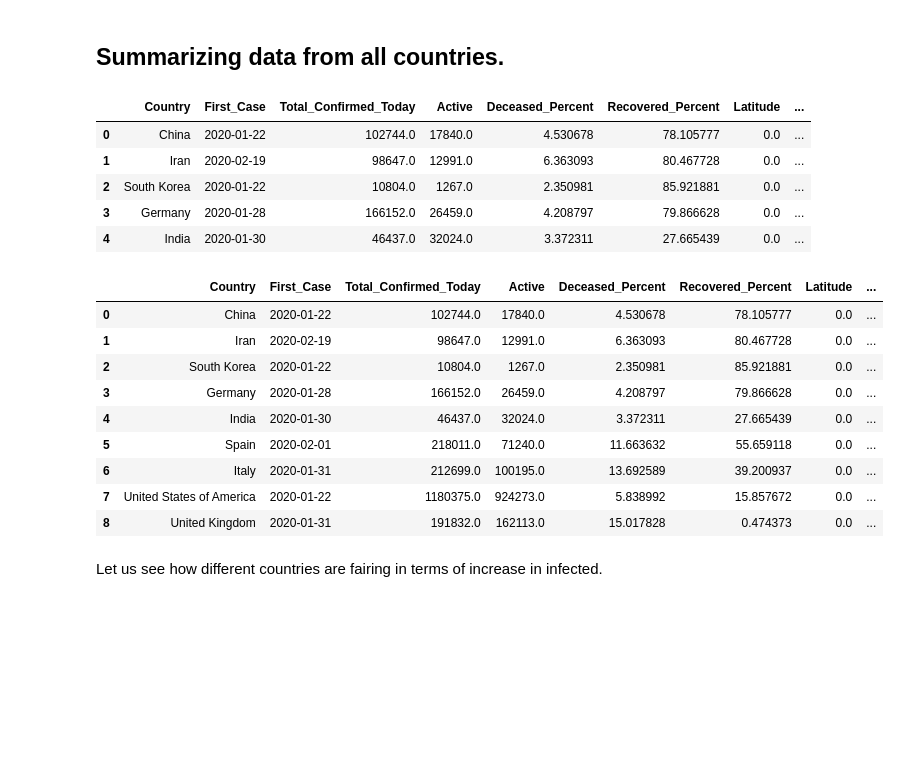
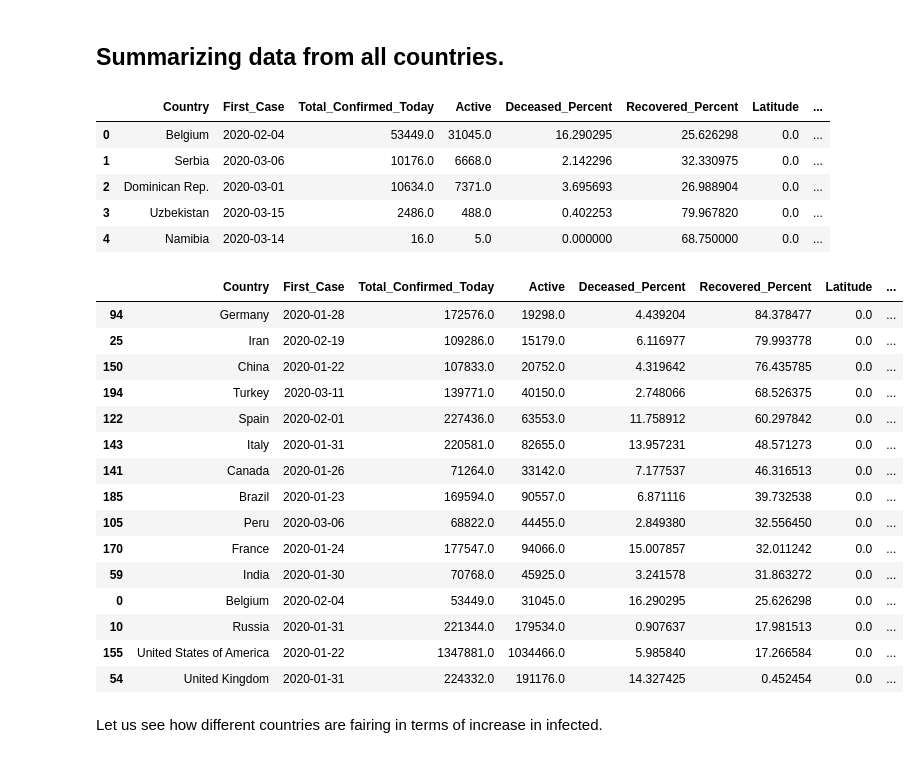
Before and after one commit to amita-kapoor/COVID-2020, a Jupyter notebook: Prediction_Covid_19_WorldWide.ipynb, the cells around one changed output. Cells and saved outputs as stored; diff of their text form; code cells hidden in the pictures; blank space fills up the shorter version.

```diff
--- a/Prediction_Covid_19_WorldWide.ipynb
+++ b/Prediction_Covid_19_WorldWide.ipynb
@@ -41,7 +42,7 @@ def daterange(date1, date2):
         yield date1 + timedelta(n)
 
 start_dt = date(2020, 1, 22)
-end_dt = date(2020, 5, 4)
+end_dt = date(2020, 5, 11)
 dates = []
 for dt in daterange(start_dt, end_dt):
     dates.append(dt.strftime("%m-%d-%Y"))
@@ -256,8 +263,11 @@ def prediction_country_summary(Country, df1, plot= False):
           df_country['deceased_percent'].iloc[-1], df_country['recovered_percent'].iloc[-1], \
           df_country['Latitude'].iloc[-1],df_country['Longitude'].iloc[-1]]
 # %%
-#Countries = set(df1.reset_index()['Country/Region'].tolist())  # to be used if you want to do it for all countries
-Countries = ["China", "Iran", "South Korea", "Germany", "India", "Spain", "Italy", "United States of America", "United Kingdom"]
+Countries = set(df1.reset_index()['Country/Region'].tolist())  # to be used if you want to do it for all countries
+Countries1 = ["China", "Iran", "South Korea", "Germany", "India", "Spain", "Italy", "United States of America", "United Kingdom"]
+population = {"China": 9785388, #1427647786,
+              "Iran": 83821520, "South Korea": 51269185, "Germany":83783942, "India":1380004385
+              , "Spain": 46754778, "Italy":60461826, "United States of America":331002651, "United Kingdom":67886011}
 # %%
 List = []
 for Country in tqdm(Countries):
@@ -268,24 +278,30 @@ df_summary = pd.DataFrame(List, columns = ["Country", "First_Case", "Total_Confi
 df_summary.head()
 # %% [output]
 |  | Country | First_Case | Total_Confirmed_Today | Active | Deceased_Percent | Recovered_Percent | Latitude | ... |
-| 0 | China | 2020-01-22 | 102744.0 | 17840.0 | 4.530678 | 78.105777 | 0.0 | ... |
-| 1 | Iran | 2020-02-19 | 98647.0 | 12991.0 | 6.363093 | 80.467728 | 0.0 | ... |
-| 2 | South Korea | 2020-01-22 | 10804.0 | 1267.0 | 2.350981 | 85.921881 | 0.0 | ... |
-| 3 | Germany | 2020-01-28 | 166152.0 | 26459.0 | 4.208797 | 79.866628 | 0.0 | ... |
-| 4 | India | 2020-01-30 | 46437.0 | 32024.0 | 3.372311 | 27.665439 | 0.0 | ... |
+| 0 | Belgium | 2020-02-04 | 53449.0 | 31045.0 | 16.290295 | 25.626298 | 0.0 | ... |
+| 1 | Serbia | 2020-03-06 | 10176.0 | 6668.0 | 2.142296 | 32.330975 | 0.0 | ... |
+| 2 | Dominican Rep. | 2020-03-01 | 10634.0 | 7371.0 | 3.695693 | 26.988904 | 0.0 | ... |
+| 3 | Uzbekistan | 2020-03-15 | 2486.0 | 488.0 | 0.402253 | 79.967820 | 0.0 | ... |
+| 4 | Namibia | 2020-03-14 | 16.0 | 5.0 | 0.000000 | 68.750000 | 0.0 | ... |
 # %%
-df_summary
+df_summary[df_summary["Total_Confirmed_Today"]>50000].sort_values(by='Recovered_Percent', ascending=False)
 #Uncomment this if you want to see all the countries.
 # %% [output]
 |  | Country | First_Case | Total_Confirmed_Today | Active | Deceased_Percent | Recovered_Percent | Latitude | ... |
-| 0 | China | 2020-01-22 | 102744.0 | 17840.0 | 4.530678 | 78.105777 | 0.0 | ... |
-| 1 | Iran | 2020-02-19 | 98647.0 | 12991.0 | 6.363093 | 80.467728 | 0.0 | ... |
-| 2 | South Korea | 2020-01-22 | 10804.0 | 1267.0 | 2.350981 | 85.921881 | 0.0 | ... |
-| 3 | Germany | 2020-01-28 | 166152.0 | 26459.0 | 4.208797 | 79.866628 | 0.0 | ... |
-| 4 | India | 2020-01-30 | 46437.0 | 32024.0 | 3.372311 | 27.665439 | 0.0 | ... |
-| 5 | Spain | 2020-02-01 | 218011.0 | 71240.0 | 11.663632 | 55.659118 | 0.0 | ... |
-| 6 | Italy | 2020-01-31 | 212699.0 | 100195.0 | 13.692589 | 39.200937 | 0.0 | ... |
-| 7 | United States of America | 2020-01-22 | 1180375.0 | 924273.0 | 5.838992 | 15.857672 | 0.0 | ... |
-| 8 | United Kingdom | 2020-01-31 | 191832.0 | 162113.0 | 15.017828 | 0.474373 | 0.0 | ... |
+| 94 | Germany | 2020-01-28 | 172576.0 | 19298.0 | 4.439204 | 84.378477 | 0.0 | ... |
+| 25 | Iran | 2020-02-19 | 109286.0 | 15179.0 | 6.116977 | 79.993778 | 0.0 | ... |
+| 150 | China | 2020-01-22 | 107833.0 | 20752.0 | 4.319642 | 76.435785 | 0.0 | ... |
+| 194 | Turkey | 2020-03-11 | 139771.0 | 40150.0 | 2.748066 | 68.526375 | 0.0 | ... |
+| 122 | Spain | 2020-02-01 | 227436.0 | 63553.0 | 11.758912 | 60.297842 | 0.0 | ... |
+| 143 | Italy | 2020-01-31 | 220581.0 | 82655.0 | 13.957231 | 48.571273 | 0.0 | ... |
+| 141 | Canada | 2020-01-26 | 71264.0 | 33142.0 | 7.177537 | 46.316513 | 0.0 | ... |
+| 185 | Brazil | 2020-01-23 | 169594.0 | 90557.0 | 6.871116 | 39.732538 | 0.0 | ... |
+| 105 | Peru | 2020-03-06 | 68822.0 | 44455.0 | 2.849380 | 32.556450 | 0.0 | ... |
+| 170 | France | 2020-01-24 | 177547.0 | 94066.0 | 15.007857 | 32.011242 | 0.0 | ... |
+| 59 | India | 2020-01-30 | 70768.0 | 45925.0 | 3.241578 | 31.863272 | 0.0 | ... |
+| 0 | Belgium | 2020-02-04 | 53449.0 | 31045.0 | 16.290295 | 25.626298 | 0.0 | ... |
+| 10 | Russia | 2020-01-31 | 221344.0 | 179534.0 | 0.907637 | 17.981513 | 0.0 | ... |
+| 155 | United States of America | 2020-01-22 | 1347881.0 | 1034466.0 | 5.985840 | 17.266584 | 0.0 | ... |
+| 54 | United Kingdom | 2020-01-31 | 224332.0 | 191176.0 | 14.327425 | 0.452454 | 0.0 | ... |
 # %% [markdown]
 Let us see how different countries are fairing in terms of increase in infected.
```
Also changed, not shown: parts of 29 cells of this notebook.
